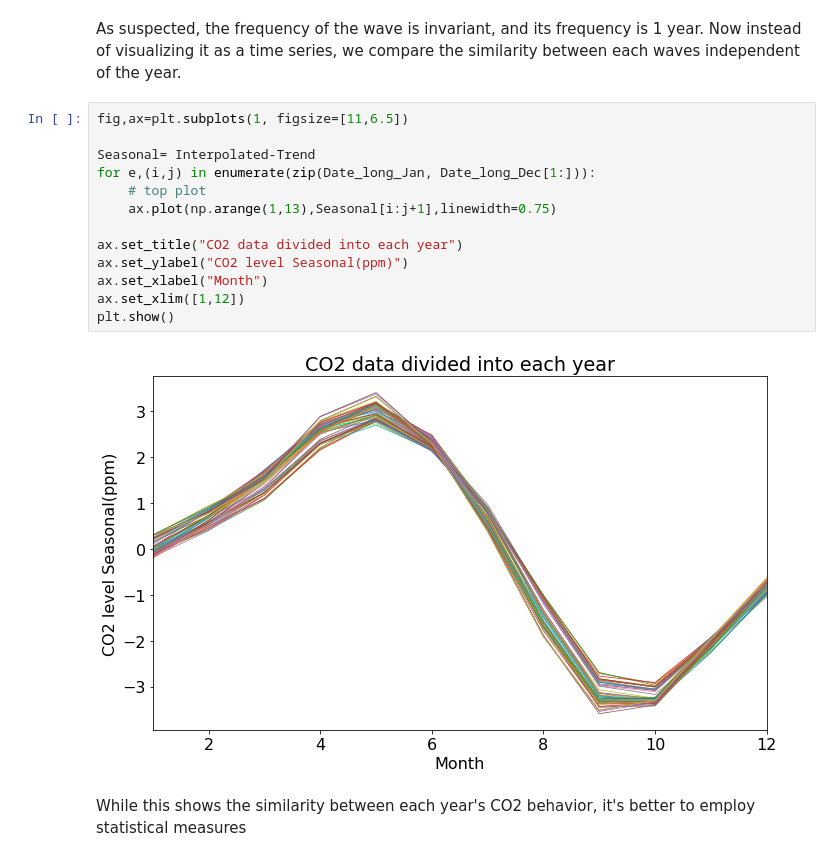
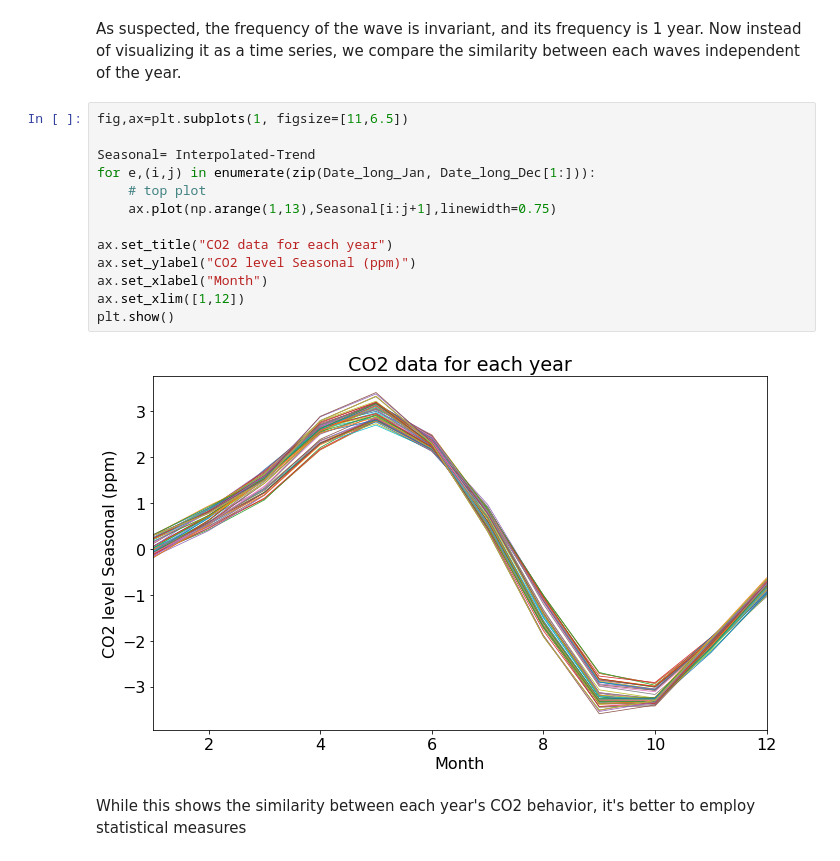
Before and after one commit to Davidnh8/CO2_Analysis, a Jupyter notebook: Atmospheric Carbon Dioxide Data Analysis.ipynb, the cells around one changed output. Drawn from its saved outputs; the diff is of its cells as text.

```diff
--- a/Atmospheric Carbon Dioxide Data Analysis.ipynb
+++ b/Atmospheric Carbon Dioxide Data Analysis.ipynb
@@ -199,18 +199,18 @@ As suspected, the frequency of the wave is invariant, and its frequency is 1 yea
 # %%
 fig,ax=plt.subplots(1, figsize=[11,6.5])
 
 Seasonal= Interpolated-Trend
 for e,(i,j) in enumerate(zip(Date_long_Jan, Date_long_Dec[1:])):
     # top plot
     ax.plot(np.arange(1,13),Seasonal[i:j+1],linewidth=0.75)
 
-ax.set_title("CO2 data divided into each year")
-ax.set_ylabel("CO2 level Seasonal(ppm)")
+ax.set_title("CO2 data for each year")
+ax.set_ylabel("CO2 level Seasonal (ppm)")
 ax.set_xlabel("Month")
 ax.set_xlim([1,12])
 plt.show()
 # %% [output]
-[figure, old version]
+[figure, new version]
 # %% [markdown]
 While this shows the similarity between each year's CO2 behavior, it's better to employ statistical measures
 # %%
```
Also changed, not shown: parts of 4 cells of this notebook.
